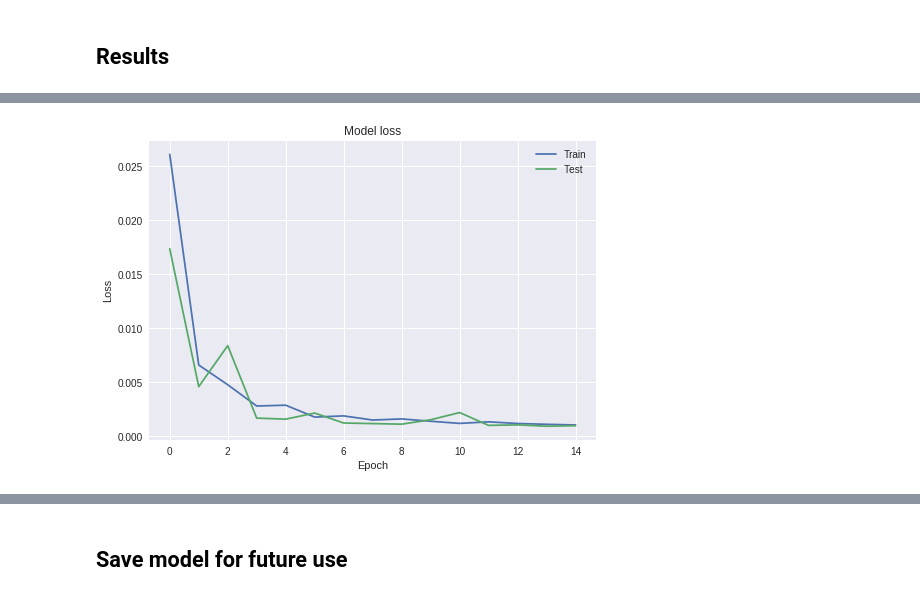
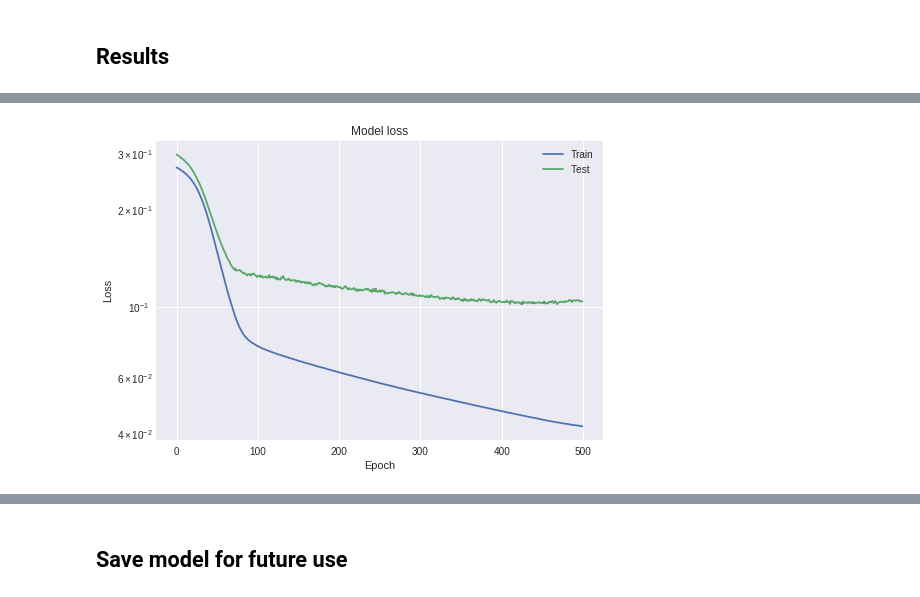
Before and after one commit to olegtaratuhin/soy_modeling, a Jupyter notebook: soya_modeling.ipynb, the cells around one changed output, grey strips where cells are left out. Drawn from its saved outputs; the diff is of its cells as text; code cells hidden in the pictures.

Commit message:
Added new model

```diff
--- a/soya_modeling.ipynb
+++ b/soya_modeling.ipynb
@@ -200,14 +256,16 @@ We will use a simple model with input layer of 4 neurons, a single hidden layer
 # %%
 model = keras.Sequential()
-model.add(keras.layers.Dense(20, input_dim=4, activation=tf.nn.sigmoid))
-model.add(keras.layers.Dense(1, activation=tf.nn.sigmoid))
+model.add(keras.layers.Dense(15, input_dim=train_input.shape[1], activation='sigmoid'))
+model.add(keras.layers.Dense(5, activation='sigmoid'))
+model.add(keras.layers.Dense(1, activation='sigmoid'))
 # %% [markdown]
 ### Keras model compile
 # %%
-sgd = optimizers.SGD(lr=10.06)
+sgd = optimizers.SGD(lr=0.035)
 # %%
-model.compile(loss='mse',
+model.compile(loss='mae',
               optimizer=sgd,
+              # metrics=['mse', 'mae', r2])
               metrics=['mse', 'mae'])
 # %% [markdown]
 Model summary shows the architecture of the keras model
@@ -230,10 +290,9 @@ None
 ## Results
 # %%
 #@title Hyperparameters { run: "auto", form-width: "30%" }
-epochs = 15 #@param {type:"integer"}
+epochs = 500 #@param {type:"integer"}
 history = model.fit(
     train_input, train_output,
     epochs=epochs,
-    verbose=1,
-    batch_size=25,
-    validation_split=0.01)
+    batch_size=30,
+    validation_split=0.1)
@@ -270,13 +350,14 @@ Loss: 0.0011173554196241586
 # %%
 import matplotlib.pyplot as plt
 
 # Plot training & validation accuracy values
-plt.plot(history.history['loss'])
-plt.plot(history.history['val_loss'])
+plt.semilogy(history.history['loss'])
+plt.semilogy(history.history['val_loss'])
 plt.title('Model loss')
 plt.ylabel('Loss')
 plt.xlabel('Epoch')
 plt.legend(['Train', 'Test'], loc='upper right')
+# plt.savefig('mse_sigmoid_sigmoid_sgd_semilogy.png', quality=100, dpi=1000)
 plt.show()
 # %% [output]
-[figure, old version]
+[figure, new version]
```
Also changed, not shown: parts of 30 cells of this notebook, 3 other files.
